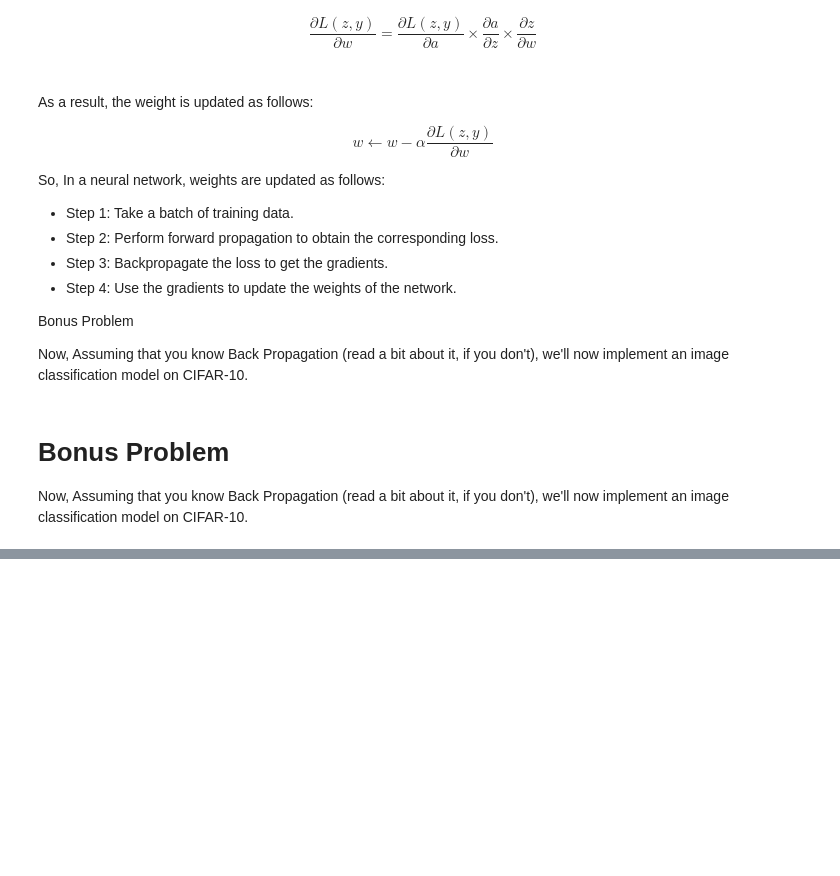
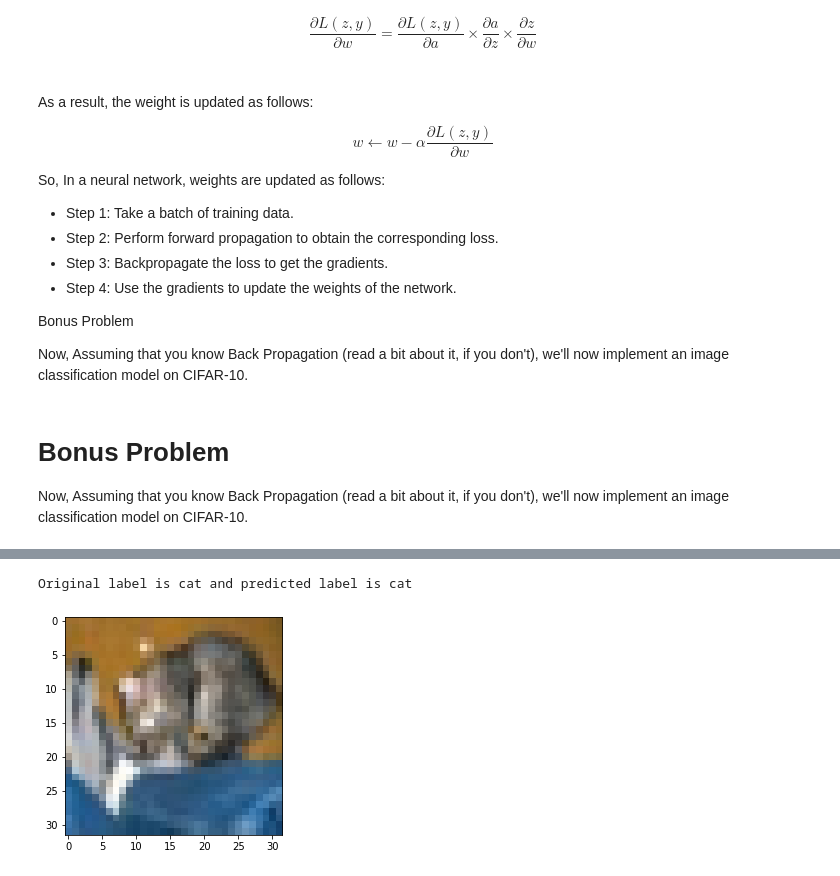
Before and after one commit to asharma8602/Introduction-to-Deep-Learning-and-its-Applications, a Jupyter notebook: Assignment/Assignment_2/200264_Batta_Soumith.ipynb, the cells around one changed output, grey strips where cells are left out. Cells and saved outputs as stored; diff of their text form; code cells hidden in the pictures; blank space fills up the shorter version.

```diff
--- a/Assignment/Assignment_2/200264_Batta_Soumith.ipynb
+++ b/Assignment/Assignment_2/200264_Batta_Soumith.ipynb
@@ -303,0 +352,9 @@ model.summary()
+# %%
+# Compile
+model.compile(optimizer='adam',
+              loss='sparse_categorical_crossentropy',
+              metrics=['accuracy'])
+# %%
+# Fit
+r = model.fit(
+  x_train, y_train, validation_data=(x_test, y_test), epochs=10)
@@ -304,27 +382,30 @@ model.summary()
 # %%
 # label mapping
 
 labels = '''airplane automobile bird cat deerdog frog horseship truck'''.split()
 
 # select the image from our test dataset
 image_number = 0
 
 # display the image
 plt.imshow(x_test[image_number])
 
 # load the image in an array
 n = np.array(x_test[image_number])
 
 # reshape it
 p = n.reshape(1, 32, 32, 3)
 
 # pass in the network for prediction and
 # save the predicted label
-predicted_label = labels[model.predict(p).argmax()]-
+predicted_label = labels[model.predict(p).argmax()]
 
 # load the original label
 original_label = labels[y_test[image_number]]
 
 # display the result
 print("Original label is {} and predicted label is {}".format(
     original_label, predicted_label))
+# %% [output]
+Original label is cat and predicted label is cat
+[figure, added]
```
Also changed, not shown: parts of 9 cells of this notebook.
